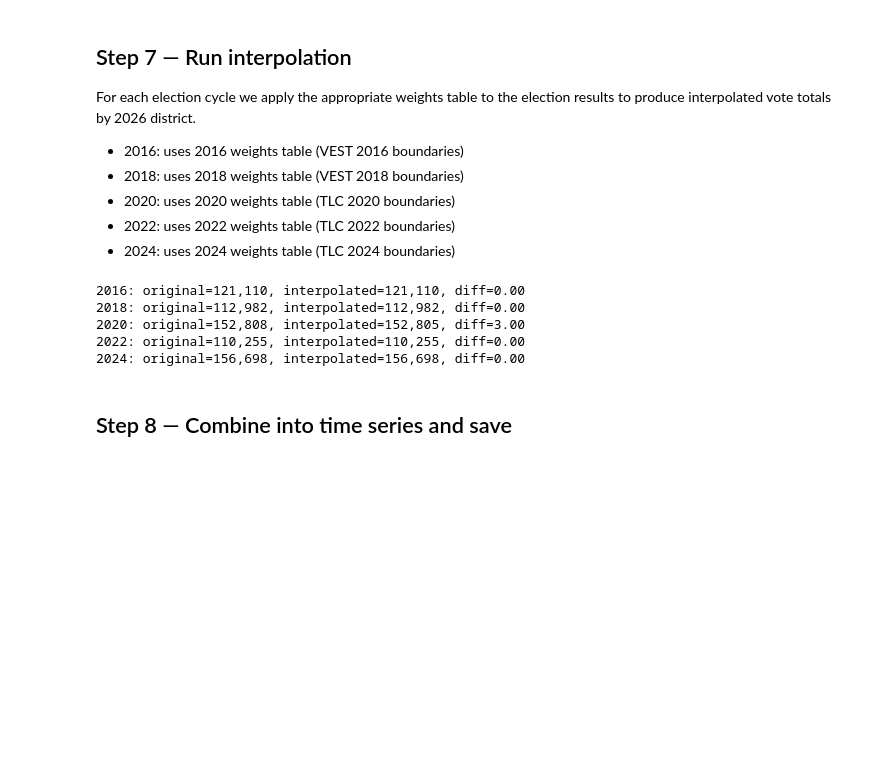
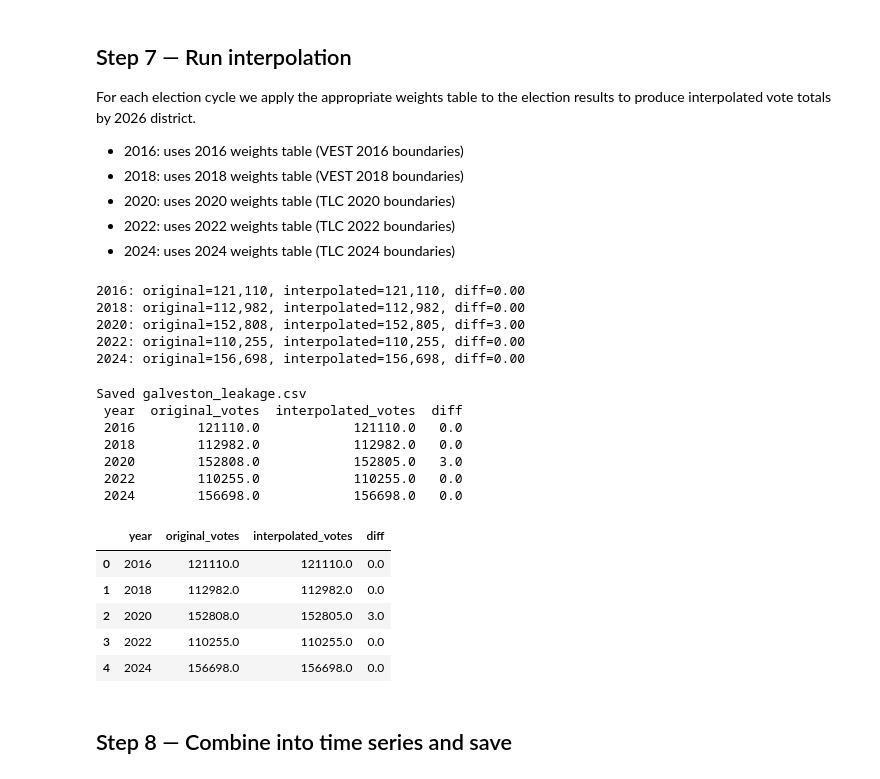
Before and after one commit to bluebonnet-data/bb-unified-election-data, a Jupyter notebook: notebooks/07_time_series_pipeline_galveston.ipynb, the cells around one changed output. Cells and saved outputs as stored; diff of their text form; code cells hidden in the pictures; blank space fills up the shorter version.

```diff
--- a/notebooks/07_time_series_pipeline_galveston.ipynb
+++ b/notebooks/07_time_series_pipeline_galveston.ipynb
@@ -327,6 +328,26 @@ interp_2024 = interpolate_votes_to_districts(results_2024, weights_2024, 2024)
 2020: original=152,808, interpolated=152,805, diff=3.00
 2022: original=110,255, interpolated=110,255, diff=0.00
 2024: original=156,698, interpolated=156,698, diff=0.00
+# %%
+# Step 7b — Save leakage report
+save_leakage_report(COUNTY_SLUG, {
+    2016: interp_2016, 2018: interp_2018, 2020: interp_2020,
+    2022: interp_2022, 2024: interp_2024,
+})
+# %% [output]
+Saved galveston_leakage.csv
+ year  original_votes  interpolated_votes  diff
+ 2016        121110.0            121110.0   0.0
+ 2018        112982.0            112982.0   0.0
+ 2020        152808.0            152805.0   3.0
+ 2022        110255.0            110255.0   0.0
+ 2024        156698.0            156698.0   0.0
+|  | year | original_votes | interpolated_votes | diff |
+| 0 | 2016 | 121110.0 | 121110.0 | 0.0 |
+| 1 | 2018 | 112982.0 | 112982.0 | 0.0 |
+| 2 | 2020 | 152808.0 | 152805.0 | 3.0 |
+| 3 | 2022 | 110255.0 | 110255.0 | 0.0 |
+| 4 | 2024 | 156698.0 | 156698.0 | 0.0 |
 # %% [markdown]
 ## Step 8 — Combine into time series and save
 # %%
```
Also changed, not shown: parts of 1 cell of this notebook, 21 other files.
